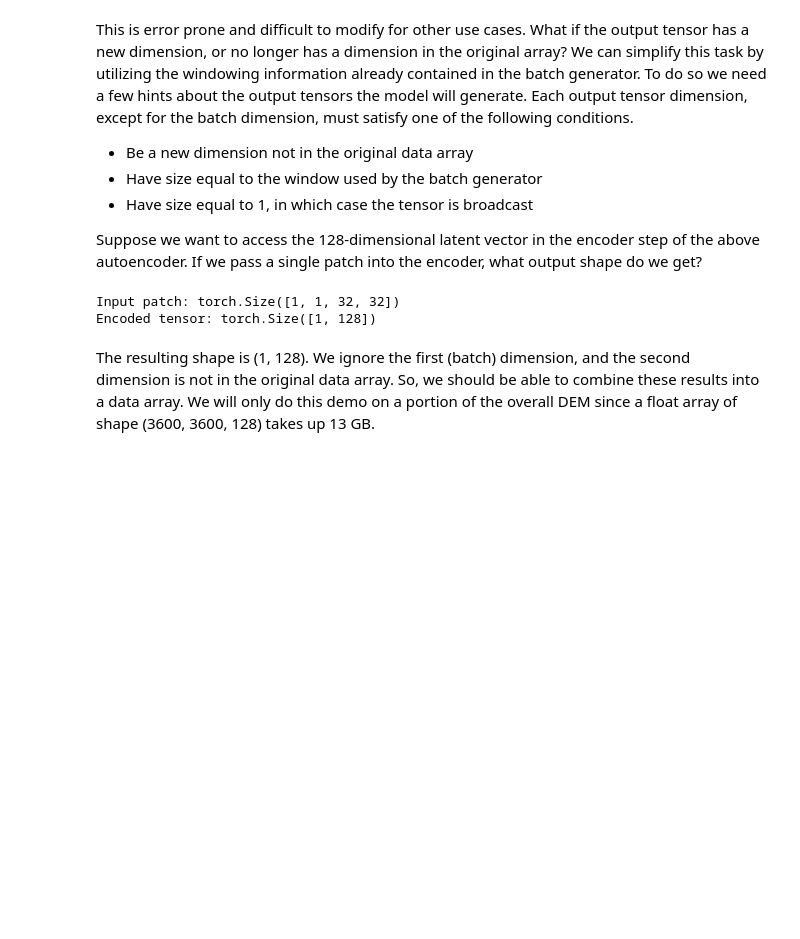
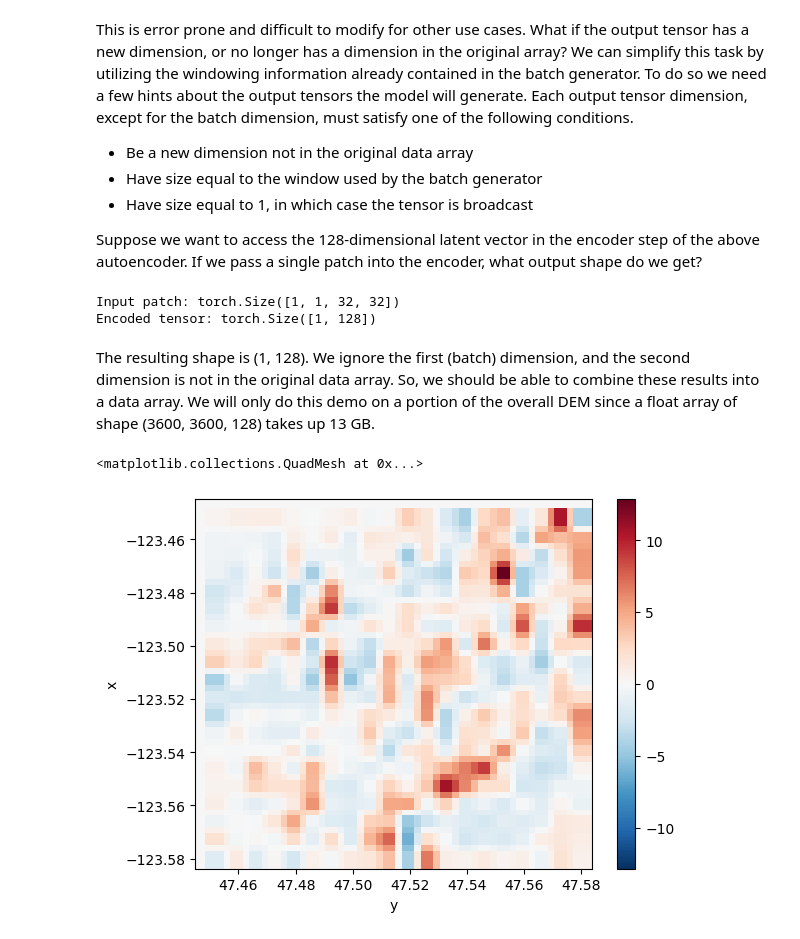
Before and after one commit to s-kganz/terrain_autoencoder, a Jupyter notebook: terrain_autoencoder.ipynb, the cells around one changed output. Cells and saved outputs as stored; diff of their text form; code cells hidden in the pictures; blank space fills up the shorter version.

Commit message:
plots, more doc

```diff
--- a/terrain_autoencoder.ipynb
+++ b/terrain_autoencoder.ipynb
@@ -421,5 +472,10 @@ def batch_to_tensor(patch):
 mds = MapDataset(bgen, transform=batch_to_tensor)
 # %%
 output_ch = assemble_model_output(mds, model.encoder, dict(channel=128))
+# %%
+output_ch.isel(channel=slice(0, 64)).sum(dim="channel").plot()
+# %% [output]
+<matplotlib.collections.QuadMesh at 0x...>
+[figure, added]
 # %%
 output_assemble = assemble_model_output(mds, model, dict(channel=1, y=32, x=32))
```
Also changed, not shown: parts of 10 cells of this notebook.
